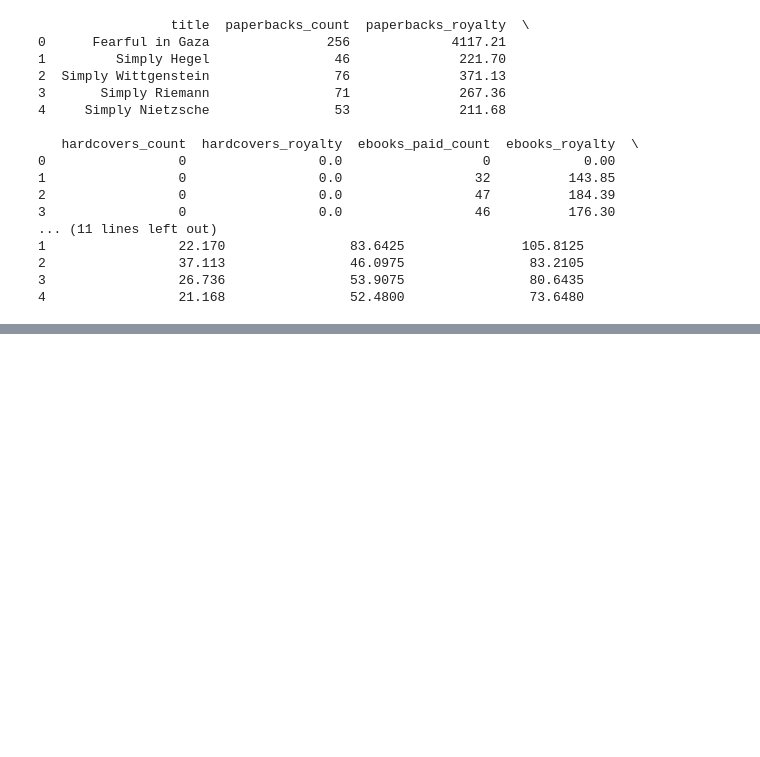
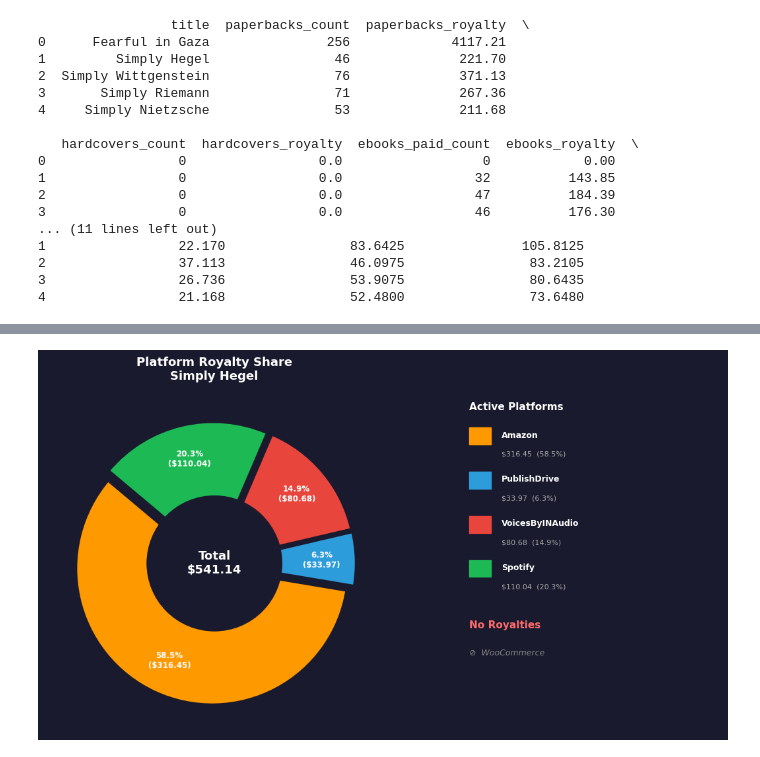
Before and after one commit to tiffany-ngli/Authors-Royalty-Platform, a Jupyter notebook: 2025_authors_royalty.ipynb, the cells around one changed output, grey strips where cells are left out. Saved outputs shown, nothing was run; the diff lists cells and outputs as text; code cells hidden in the pictures; blank space fills up the shorter version.

```diff
--- a/2025_authors_royalty.ipynb
+++ b/2025_authors_royalty.ipynb
@@ -282,0 +550,4 @@ None
+# %%
+plot_percentage_breakdown(royalty2025, "Simply Hegel")
+# %% [output]
+[figure, added]
```
Also changed, not shown: parts of 10 cells of this notebook.
